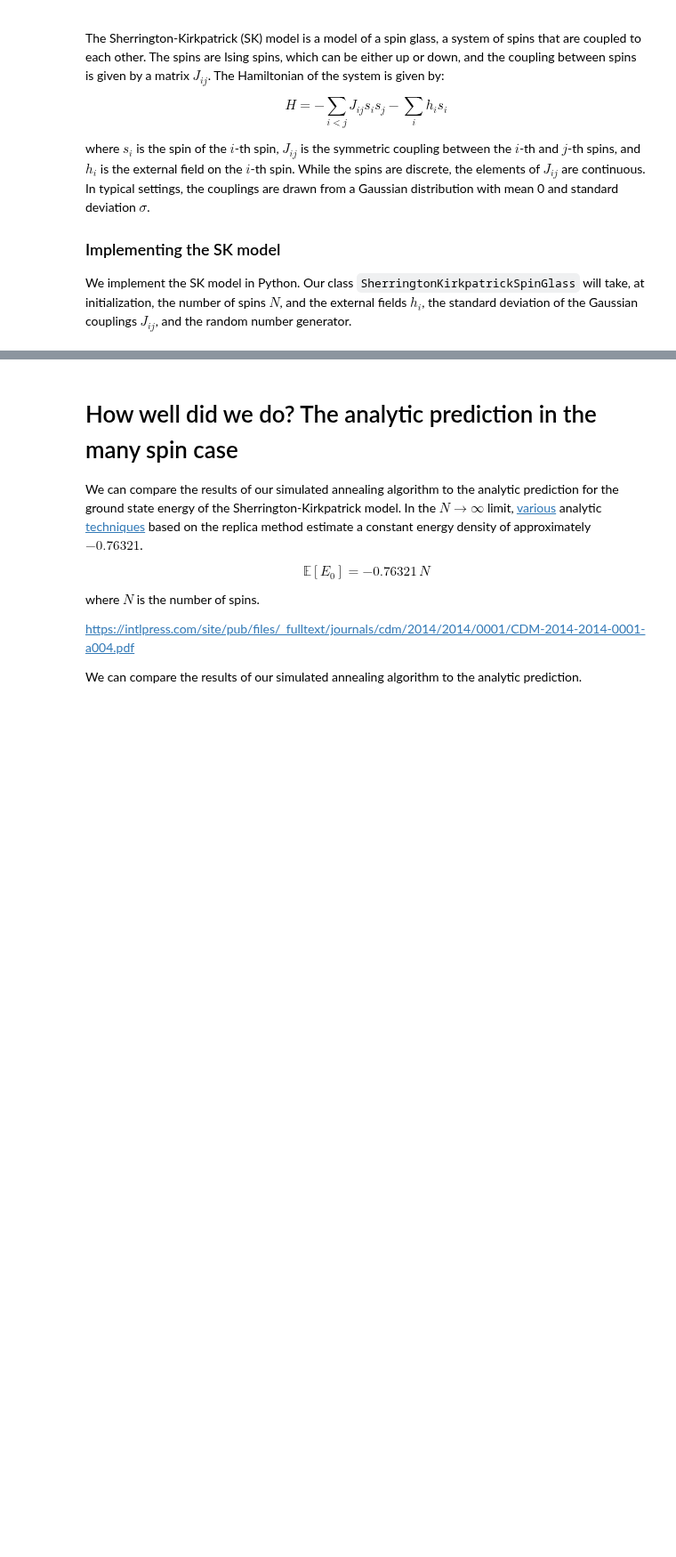
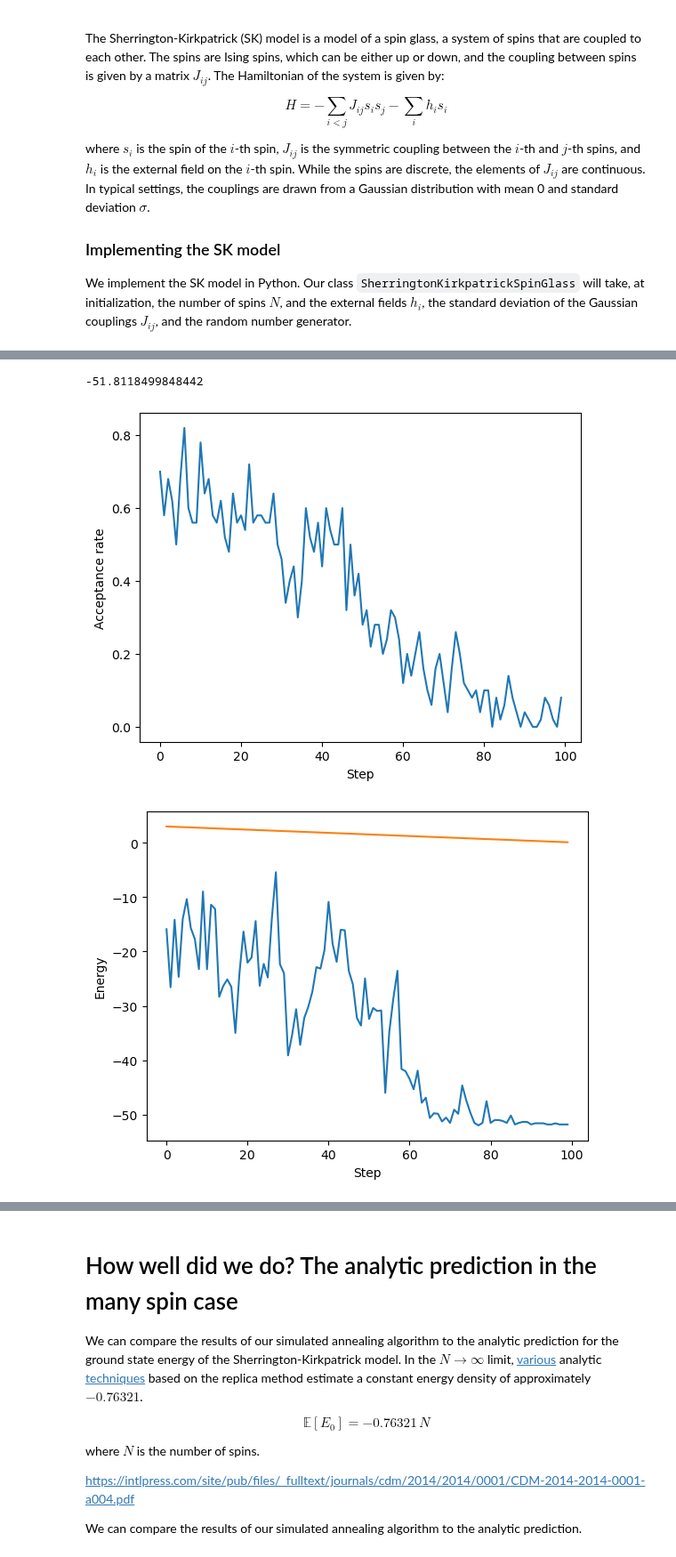
Before and after one commit to williamgilpin/cphy, a Jupyter notebook: talks/spin_glass.ipynb, the cells around one changed output, grey strips where cells are left out. Shown at 89% size. Saved outputs shown, nothing was run; the diff lists cells and outputs as text; code cells hidden in the pictures; blank space fills up the shorter version.

```diff
--- a/talks/spin_glass.ipynb
+++ b/talks/spin_glass.ipynb
@@ -272,3 +103,71 @@ Best energy: -33.90076598186206
+# %%
+class SimulatedAnnealing:
+    """
+    Minimal simulated annealing for an Ising-like system.
+    """
+    def __init__(self, random_state = None, store_history = True):
+        self.random_state = random_state
+        np.random.seed(self.random_state)
+        self.store_history = store_history
+        if self.store_history:
+            self.spins_history = []
+            self.energies_history = []
+            self.acceptance_history = []
+
+    def fit(self, system, temperatures):
+
+        self.spins = system.random_spins()
+
+        N = self.spins.size
+        for T in np.asarray(temperatures, dtype=float):
+
+            # One sweep per temperature: N random single-spin proposals
+            accept_count = 0
+            for _ in range(N):
+
+                ## Sample a random lattice site with replacement
+                i = np.random.randint(0, N)
+                dE = system.energy_delta(self.spins, i)
+
+                # Metropolis acceptance
+                if dE <= 0.0:
+                    accept = True
+                else:
+                    accept = np.random.random() < np.exp(-dE / T)
+
+                if accept:
+                    # Flip in-place; system is expected to be mutable
+                    accept_count += 1
+                    self.spins[i] = -self.spins[i]
+
+            if self.store_history:
+                self.spins_history.append(self.spins.copy())
+                self.energies_history.append(system.energy(self.spins))
+                self.acceptance_history.append(accept_count / N)
+        return system.energy(self.spins), self.spins
+
+temperatures = np.linspace(3.0, 0.1, 100)
+sa = SimulatedAnnealing()
+final_E, final_spins = sa.fit(sk, temperatures)
+print(final_E)
+
+
+plt.figure()
+plt.plot(sa.acceptance_history)
+plt.xlabel("Step")
+plt.ylabel("Acceptance rate")
+plt.show()
+
+plt.figure()
+plt.plot(sa.energies_history)
+plt.plot(temperatures)
+plt.xlabel("Step")
+plt.ylabel("Energy")
+plt.show()
+# %% [output]
+-51.8118499848442
+[figure, added]
+[figure, added]
 # %% [markdown]
 ## Annealing schedules and learning rate schedules
 
```
Also changed, not shown: parts of 15 cells of this notebook, 2 other files.
